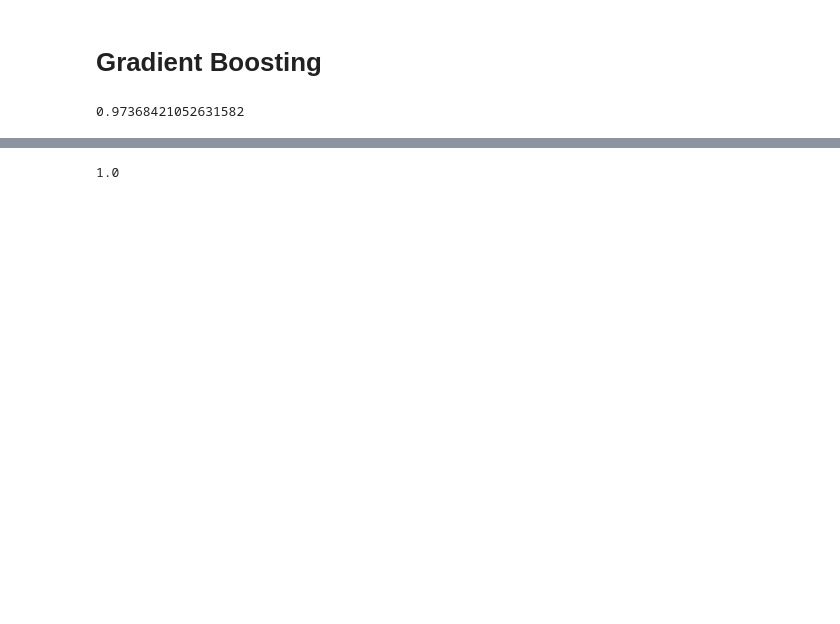
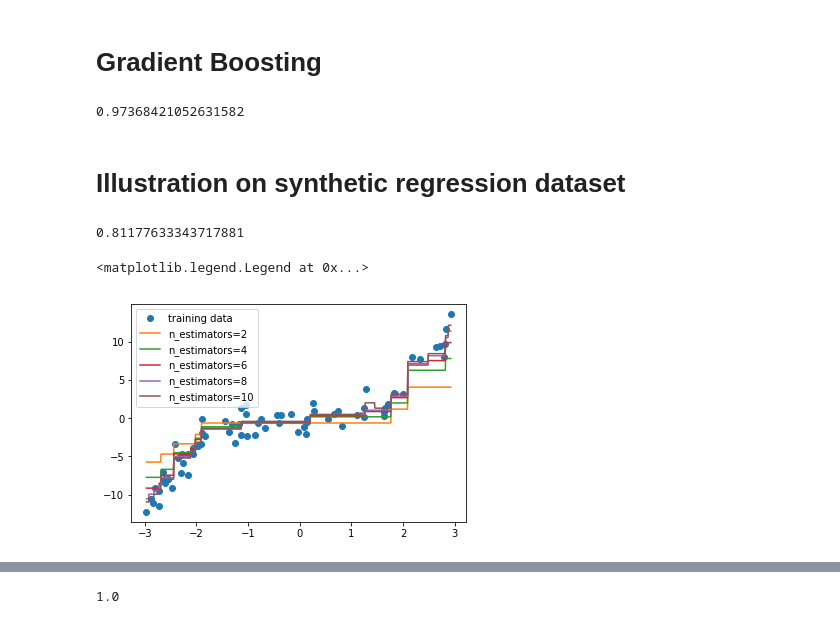
Before and after one commit to amueller/COMS4995-s18, a Jupyter notebook: slides/aml-11-022118-gradient-boosting-calibration/aml-11-gradient-boosting-stacking.ipynb, the cells around one changed output, grey strips where cells are left out. Drawn from its saved outputs; the diff is of its cells as text; code cells hidden in the pictures; blank space fills up the shorter version.

```diff
--- a/slides/aml-11-022118-gradient-boosting-calibration/aml-11-gradient-boosting-stacking.ipynb
+++ b/slides/aml-11-022118-gradient-boosting-calibration/aml-11-gradient-boosting-stacking.ipynb
@@ -23,3 +23,41 @@ gbrt = GradientBoostingClassifier().fit(X_train, y_train)
 gbrt.score(X_test, y_test)
 # %% [output]
 0.97368421052631582
+# %% [markdown]
+# Illustration on synthetic regression dataset
+# %%
+from sklearn.ensemble import GradientBoostingRegressor
+
+def make_wave(n_samples=100):
+    rnd = np.random.RandomState(42)
+    x = rnd.uniform(-3, 3, size=n_samples)
+    y_no_noise = (np.sin(4 * x))
+    y = (y_no_noise + rnd.normal(scale=0.2, size=len(x))) / 2
+    return x.reshape(-1, 1), y
+X, y = make_wave(100)
+
+def make_poly(n_samples=100):
+    rnd = np.random.RandomState(42)
+    x = rnd.uniform(-3, 3, size=n_samples)
+    y_no_noise = (x) ** 3
+    y = (y_no_noise + rnd.normal(scale=3, size=len(x))) / 2
+    return x.reshape(-1, 1), y
+
+X, y = make_poly()
+
+X_train, X_test, y_train, y_test = train_test_split(X, y, random_state=0)
+gbrt = GradientBoostingRegressor(max_depth=2, n_estimators=10, learning_rate=.3, random_state=0).fit(X_train, y_train)
+gbrt.score(X_test, y_test)
+# %% [output]
+0.81177633343717881
+# %%
+line = np.linspace(X.min(), X.max(), 1000)
+preds = list(gbrt.staged_predict(line[:, np.newaxis]))
+plt.plot(X_train[:, 0], y_train, 'o', label="training data")
+for i in range(1, 10, 2):
+    plt.plot(line, preds[i], label="n_estimators={}".format(i + 1))
+
+plt.legend()
+# %% [output]
+<matplotlib.legend.Legend at 0x...>
+[figure, added]
```
Also changed, not shown: parts of 5 cells of this notebook, 3 other files.
